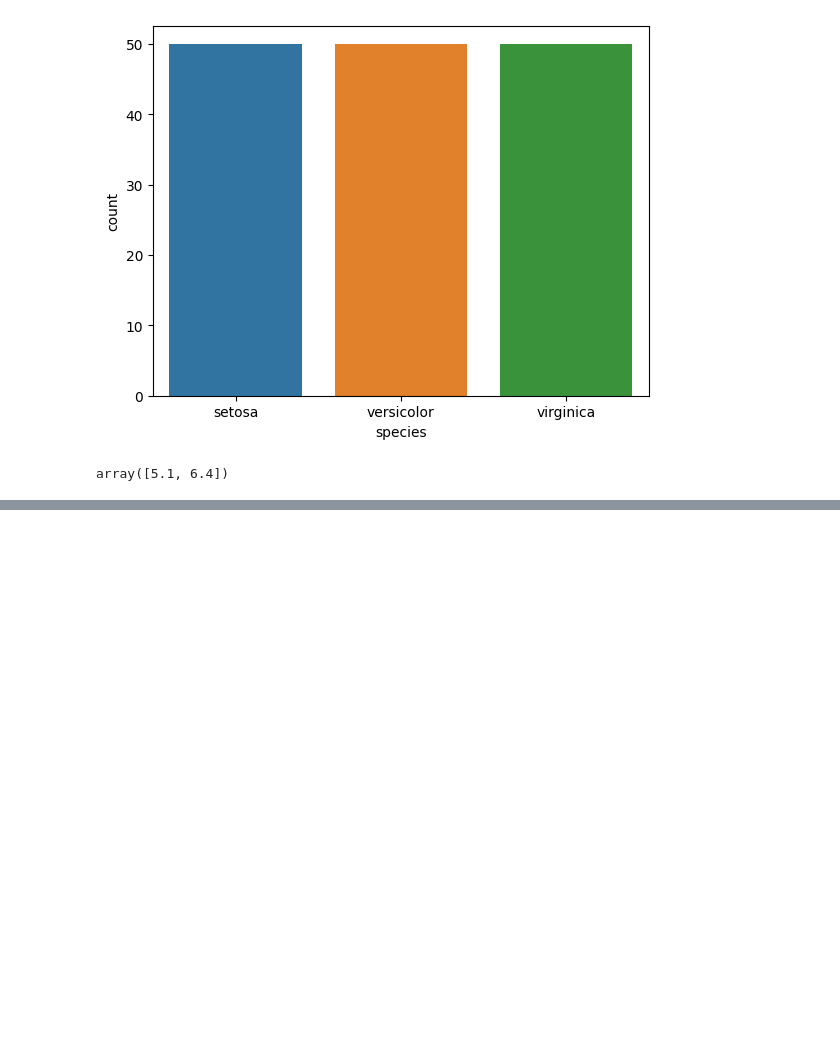
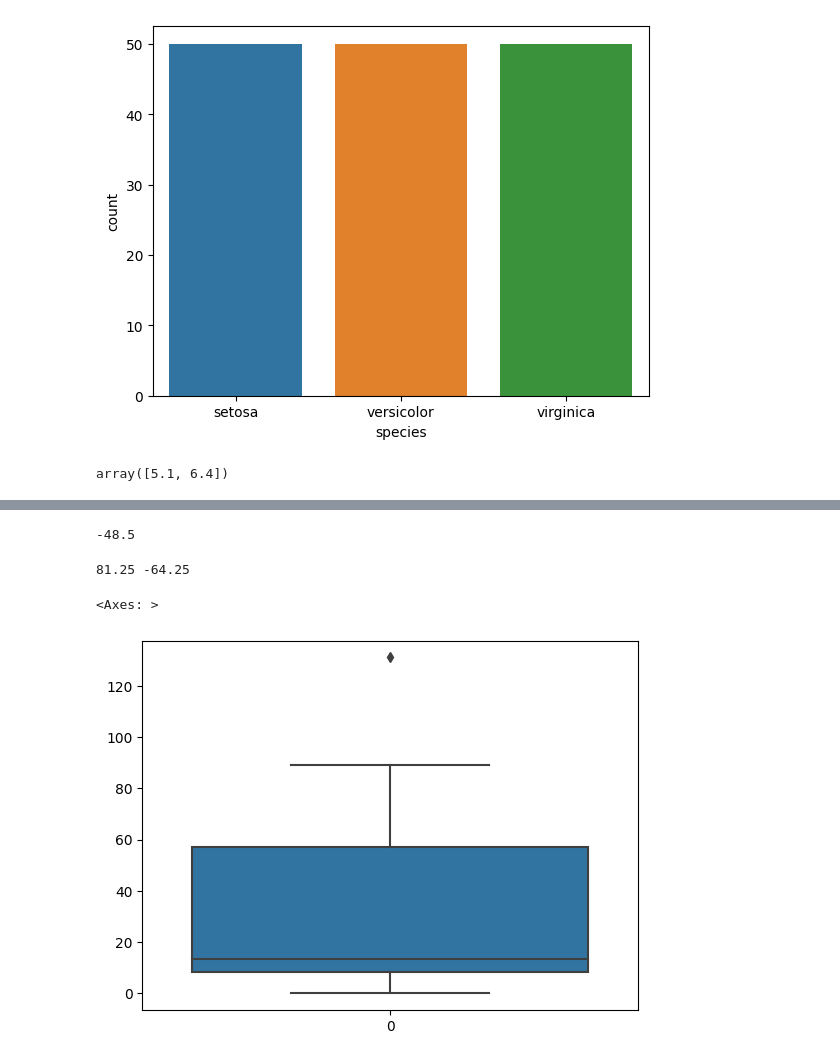
Before and after one commit to gokulmpg/Py_Overview, a Jupyter notebook: knaik-stats-datasci.ipynb, the cells around one changed output, grey strips where cells are left out. Drawn from its saved outputs; the diff is of its cells as text; code cells hidden in the pictures; blank space fills up the shorter version.

Commit message:
Kaggle Notebook | KNAIK_Stats_DataSci | Version 3

```diff
--- a/knaik-stats-datasci.ipynb
+++ b/knaik-stats-datasci.ipynb
@@ -71,0 +89,19 @@ array([5.1, 6.4])
+# %%
+#### IQR
+
+#Q1 - 25%
+
+#Q2 - 75 %
+
+## sort the data
+dataset = sorted(dataset)
+
+#calculate Q1 and Q3
+
+Q1,Q3 = np.percentile(dataset,[25,75])
+# %%
+IQR = Q1 - Q3
+
+print(IQR)
+# %% [output]
+-48.5
@@ -71,0 +115,9 @@ array([5.1, 6.4])
+# %%
+print(Lwr_fenc,Hgr_fenc)
+# %% [output]
+81.25 -64.25
+# %%
+sns.boxplot(dataset)
+# %% [output]
+<Axes: >
+[figure, added]
```
Also changed, not shown: parts of 14 cells of this notebook.
